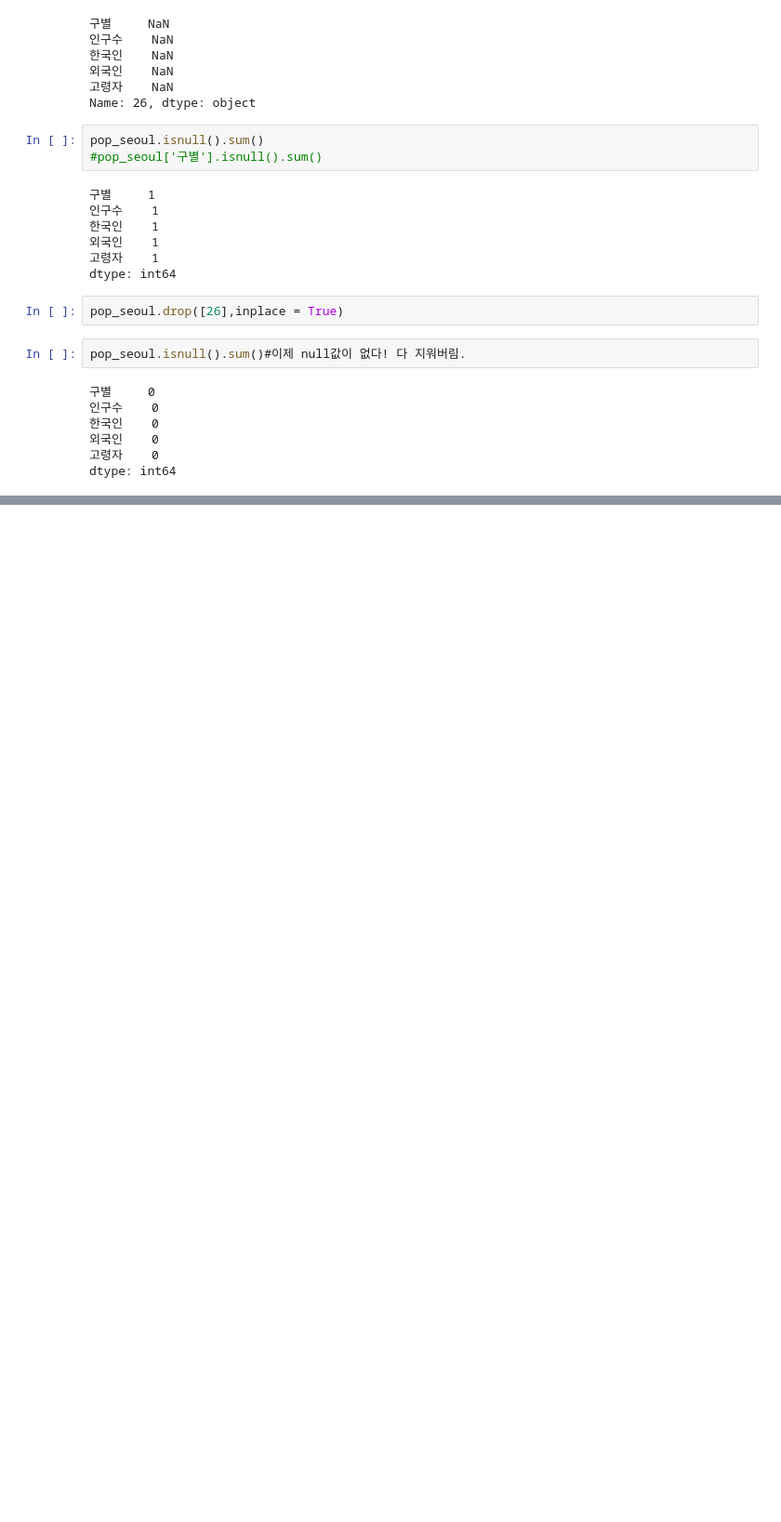
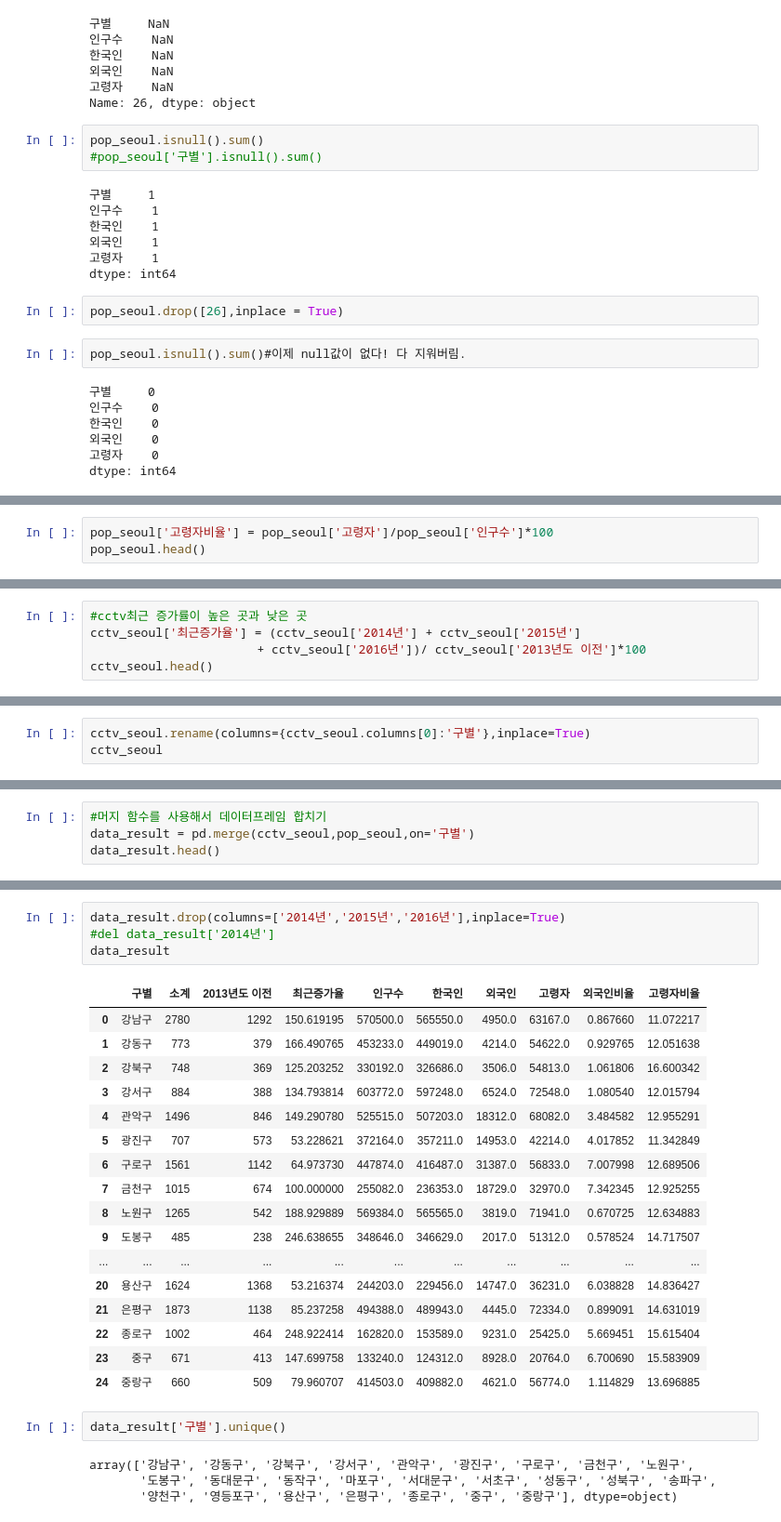
Before and after one commit to jinhuioh/Hi_ai, a Jupyter notebook: data06/cctv-분석.ipynb, the cells around one changed output, grey strips where cells are left out. Shown: that part at 93% size. Saved outputs shown, nothing was run; the diff lists cells and outputs as text; blank space fills up the shorter version.

```diff
--- a/data06/cctv-분석.ipynb
+++ b/data06/cctv-분석.ipynb
@@ -197,0 +206,3 @@ pop_seoul
+# %%
+pop_seoul['고령자비율'] = pop_seoul['고령자']/pop_seoul['인구수']*100
+pop_seoul.head()
@@ -197,0 +281,5 @@ pop_seoul
+# %%
+#cctv최근 증가률이 높은 곳과 낮은 곳
+cctv_seoul['최근증가율'] = (cctv_seoul['2014년'] + cctv_seoul['2015년']
+                       + cctv_seoul['2016년'])/ cctv_seoul['2013년도 이전']*100
+cctv_seoul.head()
@@ -197,0 +302,3 @@ pop_seoul
+# %%
+cctv_seoul.rename(columns={cctv_seoul.columns[0]:'구별'},inplace=True)
+cctv_seoul
@@ -197,0 +323,4 @@ pop_seoul
+# %%
+#머지 함수를 사용해서 데이터프레임 합치기
+data_result = pd.merge(cctv_seoul,pop_seoul,on='구별')
+data_result.head()
@@ -197,0 +334,28 @@ pop_seoul
+# %%
+data_result.drop(columns=['2014년','2015년','2016년'],inplace=True)
+#del data_result['2014년']
+data_result
+# %% [output]
+|  | 구별 | 소계 | 2013년도 이전 | 최근증가율 | 인구수 | 한국인 | 외국인 | 고령자 | 외국인비율 | 고령자비율 |
+| 0 | 강남구 | 2780 | 1292 | 150.619195 | 570500.0 | 565550.0 | 4950.0 | 63167.0 | 0.867660 | 11.072217 |
+| 1 | 강동구 | 773 | 379 | 166.490765 | 453233.0 | 449019.0 | 4214.0 | 54622.0 | 0.929765 | 12.051638 |
+| 2 | 강북구 | 748 | 369 | 125.203252 | 330192.0 | 326686.0 | 3506.0 | 54813.0 | 1.061806 | 16.600342 |
+| 3 | 강서구 | 884 | 388 | 134.793814 | 603772.0 | 597248.0 | 6524.0 | 72548.0 | 1.080540 | 12.015794 |
+| 4 | 관악구 | 1496 | 846 | 149.290780 | 525515.0 | 507203.0 | 18312.0 | 68082.0 | 3.484582 | 12.955291 |
+| 5 | 광진구 | 707 | 573 | 53.228621 | 372164.0 | 357211.0 | 14953.0 | 42214.0 | 4.017852 | 11.342849 |
+| 6 | 구로구 | 1561 | 1142 | 64.973730 | 447874.0 | 416487.0 | 31387.0 | 56833.0 | 7.007998 | 12.689506 |
+| 7 | 금천구 | 1015 | 674 | 100.000000 | 255082.0 | 236353.0 | 18729.0 | 32970.0 | 7.342345 | 12.925255 |
+| 8 | 노원구 | 1265 | 542 | 188.929889 | 569384.0 | 565565.0 | 3819.0 | 71941.0 | 0.670725 | 12.634883 |
+| 9 | 도봉구 | 485 | 238 | 246.638655 | 348646.0 | 346629.0 | 2017.0 | 51312.0 | 0.578524 | 14.717507 |
+| ... | ... | ... | ... | ... | ... | ... | ... | ... | ... | ... |
+| 20 | 용산구 | 1624 | 1368 | 53.216374 | 244203.0 | 229456.0 | 14747.0 | 36231.0 | 6.038828 | 14.836427 |
+| 21 | 은평구 | 1873 | 1138 | 85.237258 | 494388.0 | 489943.0 | 4445.0 | 72334.0 | 0.899091 | 14.631019 |
+| 22 | 종로구 | 1002 | 464 | 248.922414 | 162820.0 | 153589.0 | 9231.0 | 25425.0 | 5.669451 | 15.615404 |
+| 23 | 중구 | 671 | 413 | 147.699758 | 133240.0 | 124312.0 | 8928.0 | 20764.0 | 6.700690 | 15.583909 |
+| 24 | 중랑구 | 660 | 509 | 79.960707 | 414503.0 | 409882.0 | 4621.0 | 56774.0 | 1.114829 | 13.696885 |
+# %%
+data_result['구별'].unique()
+# %% [output]
+array(['강남구', '강동구', '강북구', '강서구', '관악구', '광진구', '구로구', '금천구', '노원구',
+       '도봉구', '동대문구', '동작구', '마포구', '서대문구', '서초구', '성동구', '성북구', '송파구',
+       '양천구', '영등포구', '용산구', '은평구', '종로구', '중구', '중랑구'], dtype=object)
```
Also changed, not shown: parts of 17 cells of this notebook.
